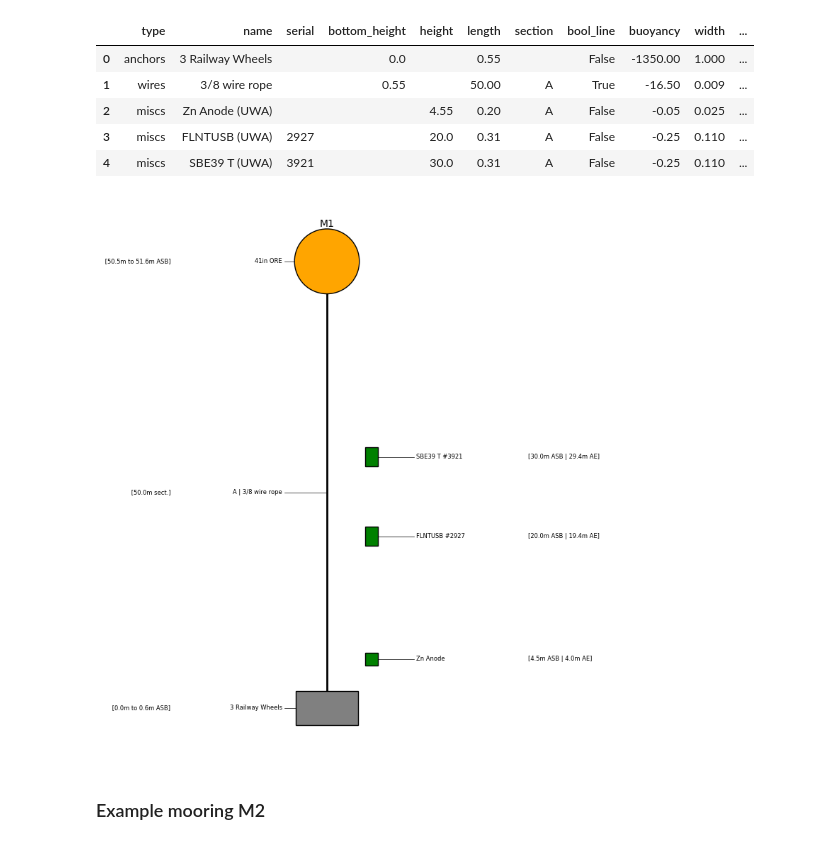
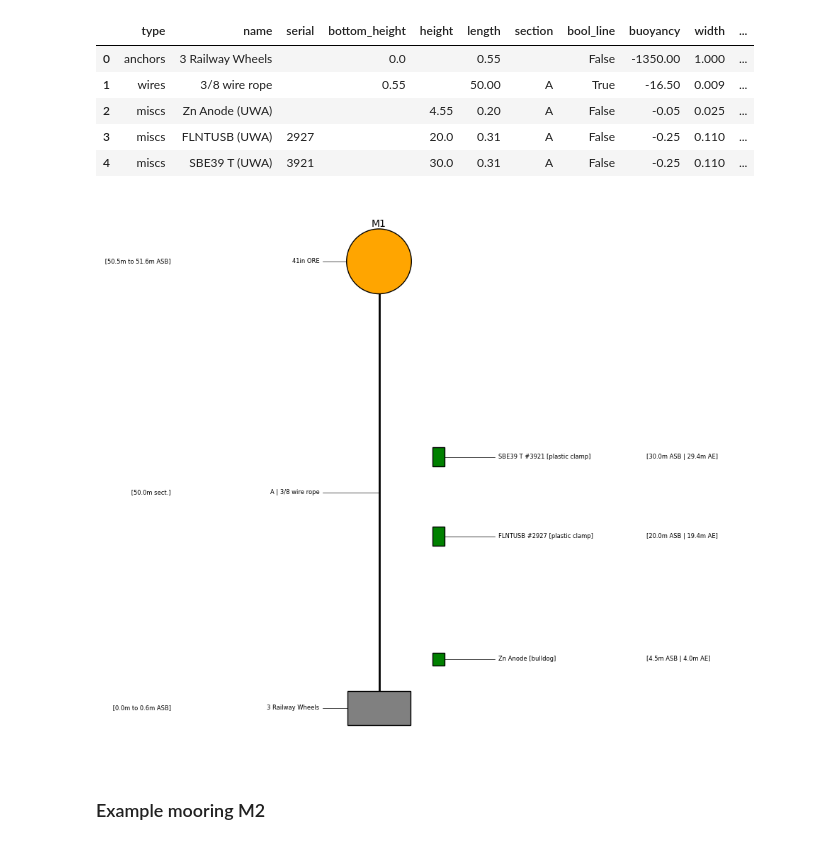
Before and after one commit to rdkreij/moords, a Jupyter notebook: notebooks/design_example.ipynb, the cells around one changed output. Cells and saved outputs as stored; diff of their text form; code cells hidden in the pictures.

Commit message:
added clamped with info

```diff
--- a/notebooks/design_example.ipynb
+++ b/notebooks/design_example.ipynb
@@ -108,13 +108,17 @@ mooring_1 = moords.Mooring(df_database, name="M1")
 mooring_1.add_inline("3 Railway Wheels")
 mooring_1.add_inline("3/8 wire rope", line_length=50, section="A")
 mooring_1.add_clampon_along_inline(
-    "Zn Anode (UWA)", height_along_inline=4
+    "Zn Anode (UWA)", height_along_inline=4, clamped_with="bulldog"
 )  # attach clamp-on to latest in-line: 3/8 wire rope
 mooring_1.add_inline("41in ORE")
 
 # Add clamp-on elements by height (can be done after adding all in-line elements)
-mooring_1.add_clampon_by_height("FLNTUSB (UWA)", serial="2927", height=20)
-mooring_1.add_clampon_by_height("SBE39 T (UWA)", serial="3921", height=30)
+mooring_1.add_clampon_by_height(
+    "FLNTUSB (UWA)", serial="2927", height=20, clamped_with="plastic clamp"
+)
+mooring_1.add_clampon_by_height(
+    "SBE39 T (UWA)", serial="3921", height=30, clamped_with="plastic clamp"
+)
 
 # Check the buoyancy of the mooring at the end
 mooring_1.check_total_buoyancy()
@@ -135,11 +139,11 @@ mooring_1.make_df_combined().fillna("").head()  # clamp-on + in-line
 # %%
 # Plot mooring
 fig_1, ax = mooring_1.plot_design(
-    label_rigging=True, drop_strings=["(UWA)"], line_ratio_plot=0.8
+    label_rigging=True, drop_strings=["(UWA)"], line_ratio_plot=0.8, figsize=(4, 10)
 )
 plt.show()
 # %% [output]
-[figure, old version]
+[figure, new version]
 # %% [markdown]
 ### Example mooring M2
 # %%
```
Also changed, not shown: parts of 2 cells of this notebook, 10 other files.
